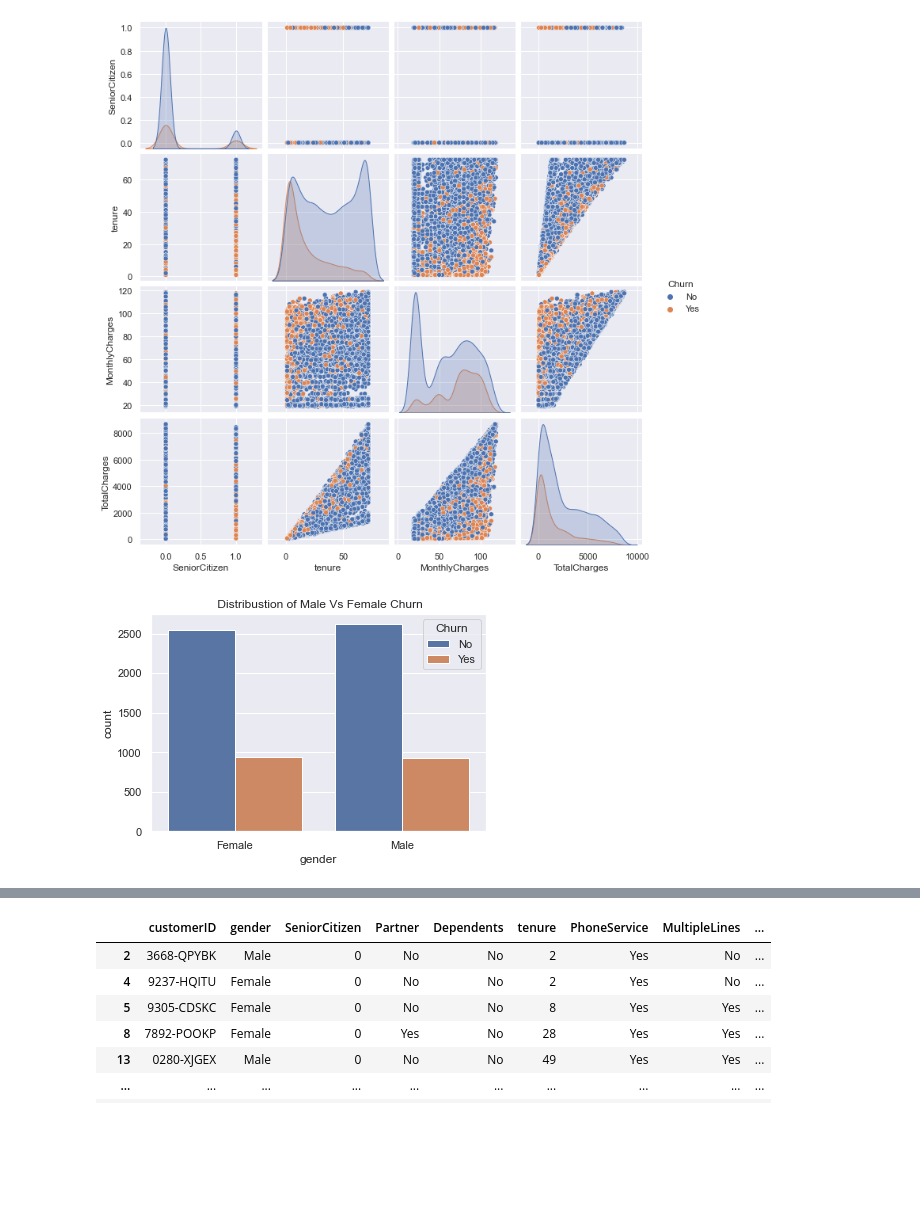
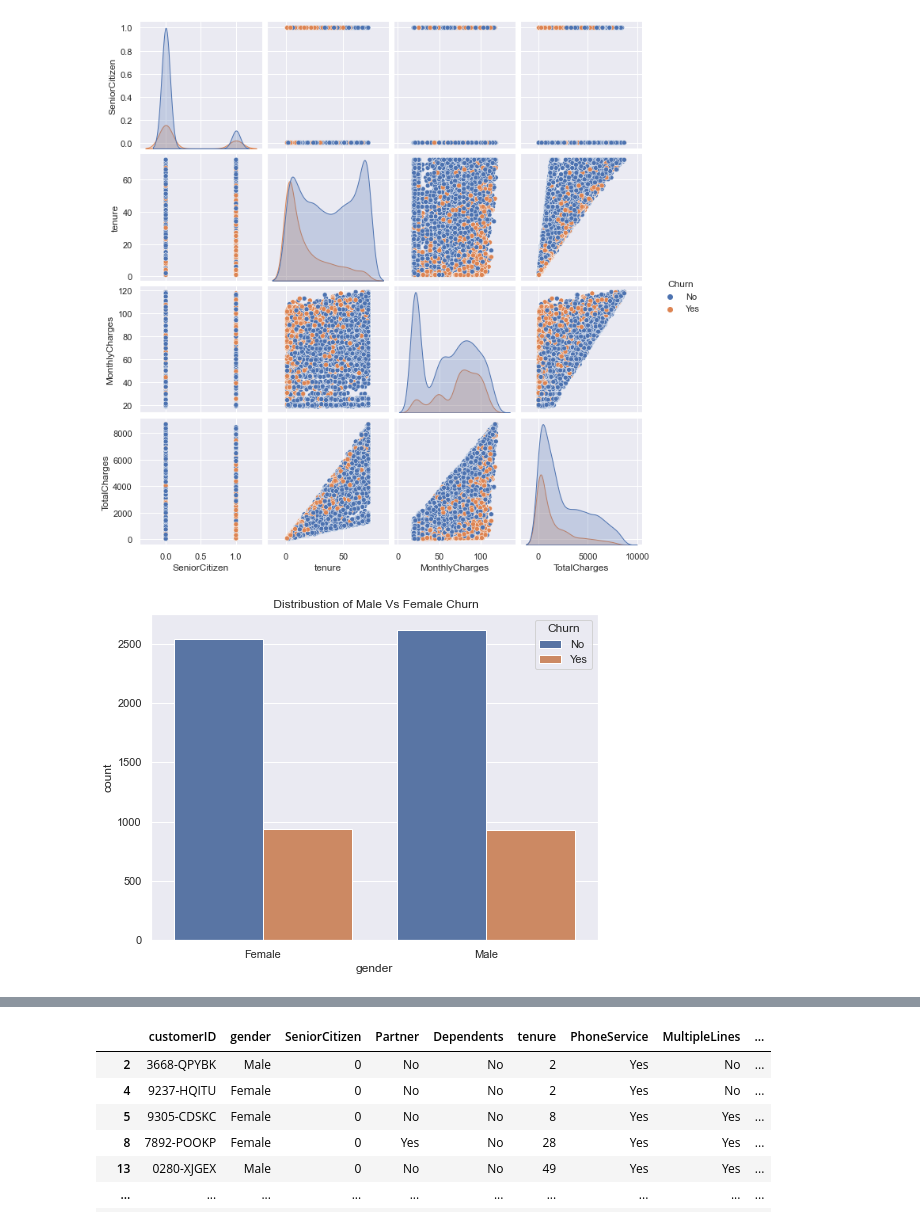
Before and after one commit to dranreb1660/customer-churn-project, a Jupyter notebook: customer_churn.ipynb, the cells around one changed output, grey strips where cells are left out. Saved outputs shown, nothing was run; the diff lists cells and outputs as text; code cells hidden in the pictures; blank space fills up the shorter version.

```diff
--- a/customer_churn.ipynb
+++ b/customer_churn.ipynb
@@ -172,12 +172,13 @@ plt.show()
 # %% [output]
 [figure]
 # %%
+plt.figure(figsize=(8,6))
 sns.countplot(x='gender', hue= 'Churn', data = data)
 plt.title(' Distribustion of Male Vs Female Churn')
 plt.savefig('./pics/uni_maleVfemale.png')
 plt.show()
 # %% [output]
-[figure, old version]
+[figure, new version]
 # %%
 plt.figure(figsize=(8,6))
 sns.countplot(x='SeniorCitizen', hue= 'Churn', data = data)
```
Also changed, not shown: parts of 1 cell of this notebook, 1 other file.
